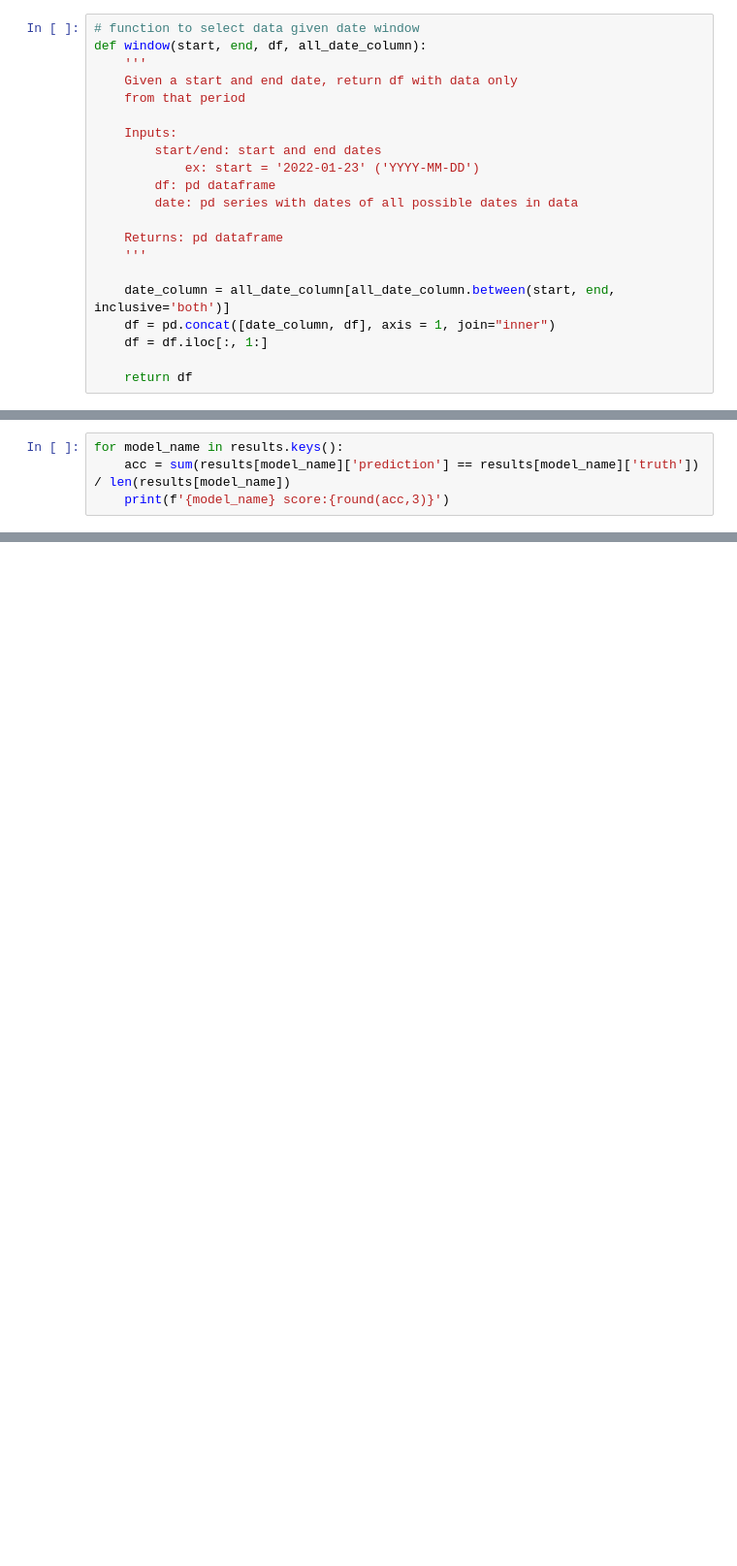
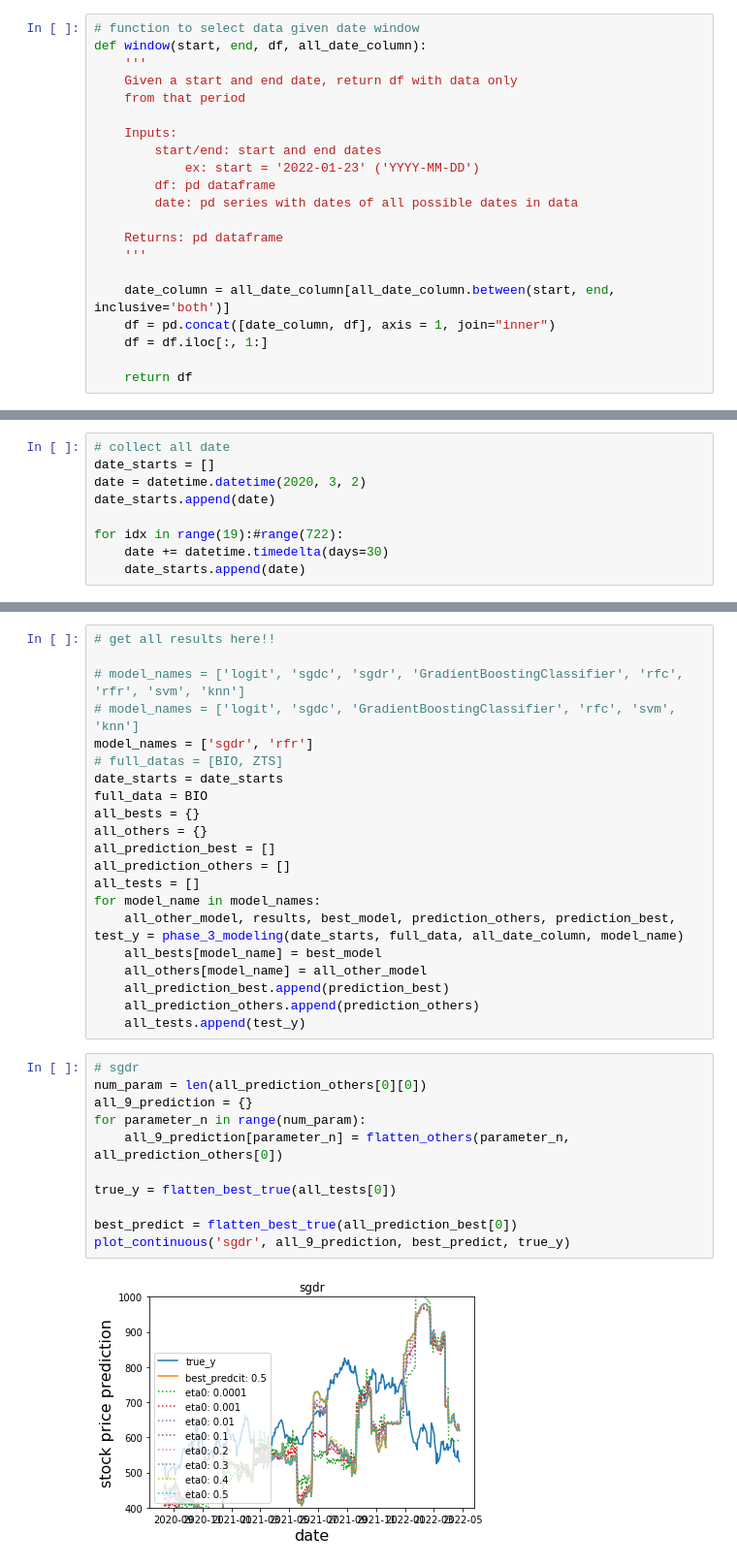
Before and after one commit to Crliu4/capp30254_fight_potatoes, a Jupyter notebook: phase3/phase3_Modeling_BIO.ipynb, the cells around one changed output, grey strips where cells are left out. Shown: that part at 97% size. Drawn from its saved outputs; the diff is of its cells as text; blank space fills up the shorter version.

```diff
--- a/phase3/phase3_Modeling_BIO.ipynb
+++ b/phase3/phase3_Modeling_BIO.ipynb
@@ -279,4 +57,0 @@ for model_name, model in models.items():
-# %%
-for model_name in results.keys():
-    acc = sum(results[model_name]['prediction'] == results[model_name]['truth']) / len(results[model_name])
-    print(f'{model_name} score:{round(acc,3)}')
@@ -466,0 +116,9 @@ Shape of DataFrame:  (456, 8)
+# %%
+# collect all date
+date_starts = []
+date = datetime.datetime(2020, 3, 2)
+date_starts.append(date)
+
+for idx in range(19):#range(722):
+    date += datetime.timedelta(days=30)
+    date_starts.append(date)
@@ -466,0 +419,34 @@ Shape of DataFrame:  (456, 8)
+# %%
+# get all results here!!
+
+# model_names = ['logit', 'sgdc', 'sgdr', 'GradientBoostingClassifier', 'rfc', 'rfr', 'svm', 'knn']
+# model_names = ['logit', 'sgdc', 'GradientBoostingClassifier', 'rfc', 'svm', 'knn']
+model_names = ['sgdr', 'rfr']
+# full_datas = [BIO, ZTS]
+date_starts = date_starts
+full_data = BIO
+all_bests = {}
+all_others = {}
+all_prediction_best = []
+all_prediction_others = []
+all_tests = []
+for model_name in model_names:
+    all_other_model, results, best_model, prediction_others, prediction_best, test_y = phase_3_modeling(date_starts, full_data, all_date_column, model_name)
+    all_bests[model_name] = best_model
+    all_others[model_name] = all_other_model
+    all_prediction_best.append(prediction_best)
+    all_prediction_others.append(prediction_others)
+    all_tests.append(test_y)
+# %%
+# sgdr
+num_param = len(all_prediction_others[0][0])
+all_9_prediction = {}
+for parameter_n in range(num_param):
+    all_9_prediction[parameter_n] = flatten_others(parameter_n, all_prediction_others[0])
+
+true_y = flatten_best_true(all_tests[0])
+
+best_predict = flatten_best_true(all_prediction_best[0])
+plot_continuous('sgdr', all_9_prediction, best_predict, true_y)
+# %% [output]
+[figure, added]
```
Also changed, not shown: parts of 39 cells of this notebook, 2 other files.
